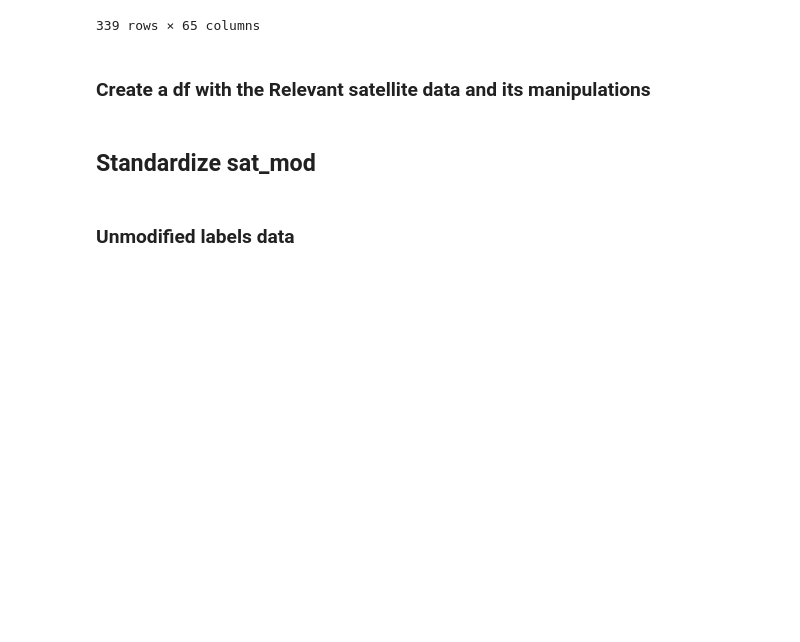
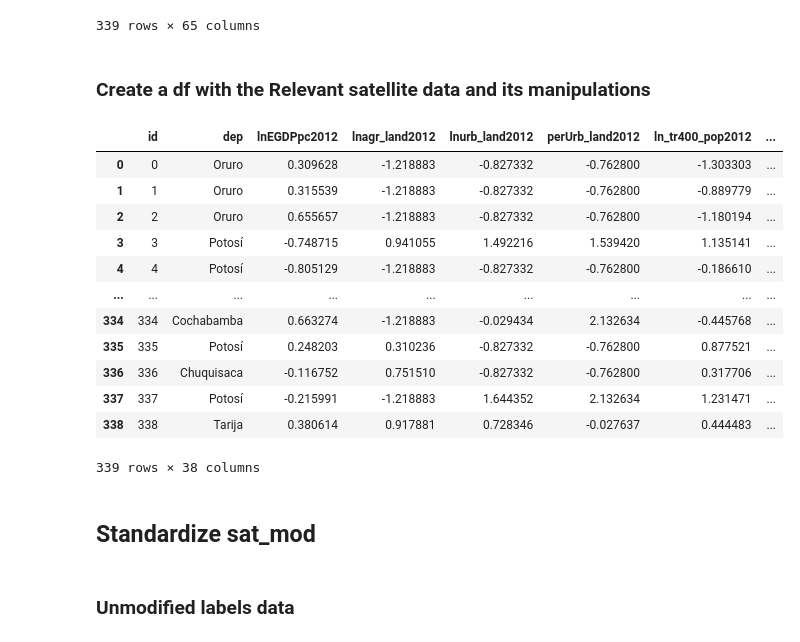
Before and after one commit to HendrixPeralta/bol_hdi_prediction, a Jupyter notebook: 01_data_exploration.ipynb, the cells around one changed output. Cells and saved outputs as stored; diff of their text form; code cells hidden in the pictures; blank space fills up the shorter version.

```diff
--- a/01_data_exploration.ipynb
+++ b/01_data_exploration.ipynb
@@ -595,6 +595,22 @@ sat_mod["gisa2012"] = gisa2012["gisa2012"]
 sat_mod["dist_coast2017mean"] = coast["distance_to_coast_mean"]
 
 sat_mod.to_csv("data/sdg_prediction/sat_mod.csv", index=False)
+# %%
+sat_mod
+# %% [output]
+|  | id | dep | lnEGDPpc2012 | lnagr_land2012 | lnurb_land2012 | perUrb_land2012 | ln_tr400_pop2012 | ... |
+| 0 | 0 | Oruro | 0.309628 | -1.218883 | -0.827332 | -0.762800 | -1.303303 | ... |
+| 1 | 1 | Oruro | 0.315539 | -1.218883 | -0.827332 | -0.762800 | -0.889779 | ... |
+| 2 | 2 | Oruro | 0.655657 | -1.218883 | -0.827332 | -0.762800 | -1.180194 | ... |
+| 3 | 3 | Potosí | -0.748715 | 0.941055 | 1.492216 | 1.539420 | 1.135141 | ... |
+| 4 | 4 | Potosí | -0.805129 | -1.218883 | -0.827332 | -0.762800 | -0.186610 | ... |
+| ... | ... | ... | ... | ... | ... | ... | ... | ... |
+| 334 | 334 | Cochabamba | 0.663274 | -1.218883 | -0.029434 | 2.132634 | -0.445768 | ... |
+| 335 | 335 | Potosí | 0.248203 | 0.310236 | -0.827332 | -0.762800 | 0.877521 | ... |
+| 336 | 336 | Chuquisaca | -0.116752 | 0.751510 | -0.827332 | -0.762800 | 0.317706 | ... |
+| 337 | 337 | Potosí | -0.215991 | -1.218883 | 1.644352 | 2.132634 | 1.231471 | ... |
+| 338 | 338 | Tarija | 0.380614 | 0.917881 | 0.728346 | -0.027637 | 0.444483 | ... |
+339 rows × 38 columns
 # %% [markdown]
 ## Standardize sat_mod
 # %%
```
Also changed, not shown: 3 other files.
